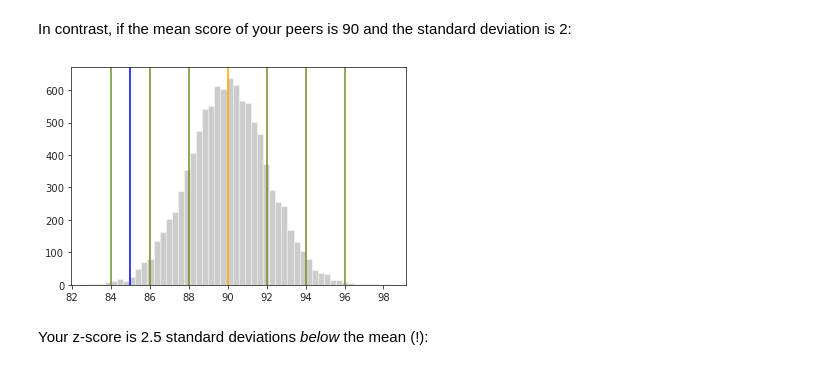
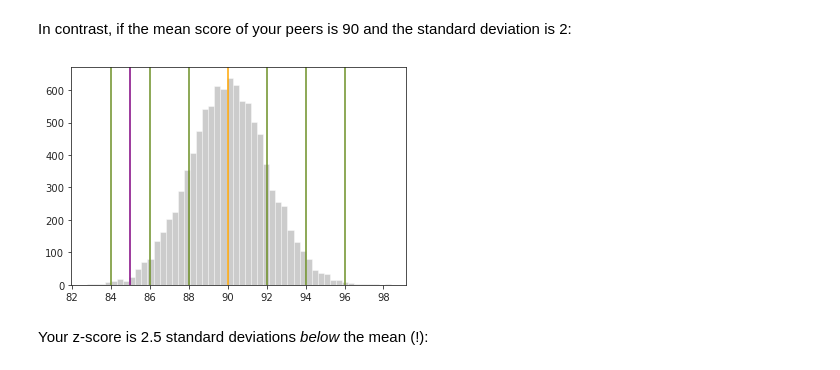
Before and after one commit to jonkrohn/ML-foundations, a Jupyter notebook: notebooks/6-statistics.ipynb, the cells around one changed output. Drawn from its saved outputs; the diff is of its cells as text; code cells hidden in the pictures.

```diff
--- a/notebooks/6-statistics.ipynb
+++ b/notebooks/6-statistics.ipynb
@@ -353,11 +348,11 @@ y = np.random.normal(mu, sigma, 10000)
 # %%
 sns.distplot(y, kde=False, color='gray')
 plt.axvline(mu, color='orange')
 for v in [-3, -2, -1, 1, 2, 3]:
     plt.axvline(mu+v*sigma, color='olivedrab')
-_ = plt.axvline(x_i, color='blue')
+_ = plt.axvline(x_i, color='purple')
 # %% [output]
-[figure, old version]
+[figure, new version]
 # %% [markdown]
 Your z-score is 2.5 standard deviations *below* the mean (!):
 # %%
```
Also changed, not shown: parts of 81 cells of this notebook.
